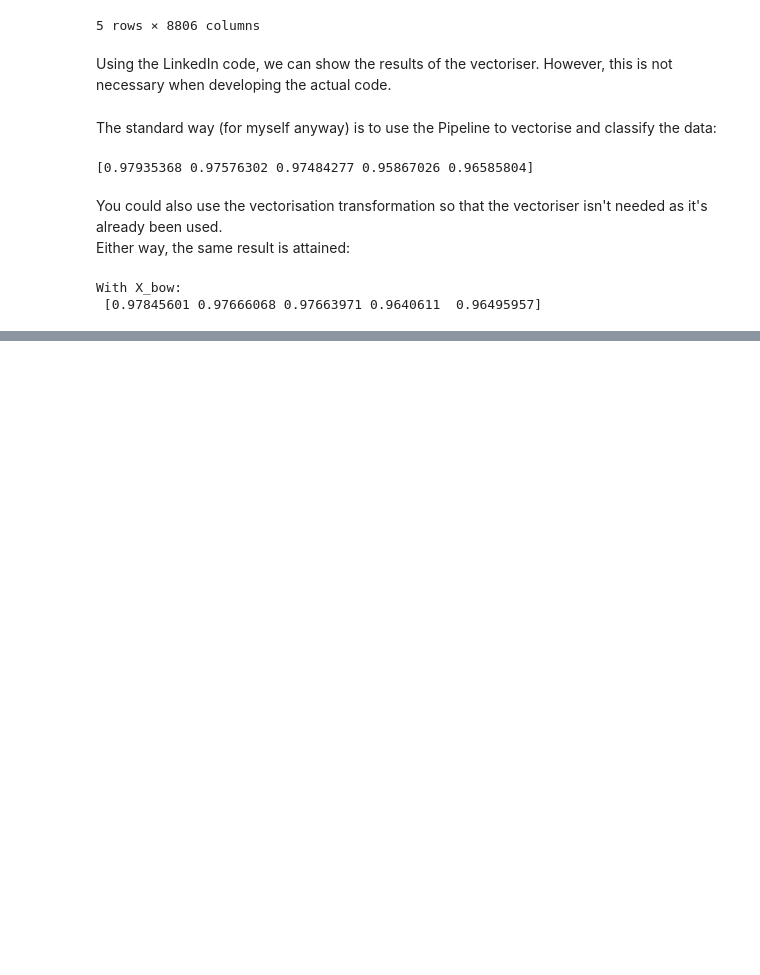
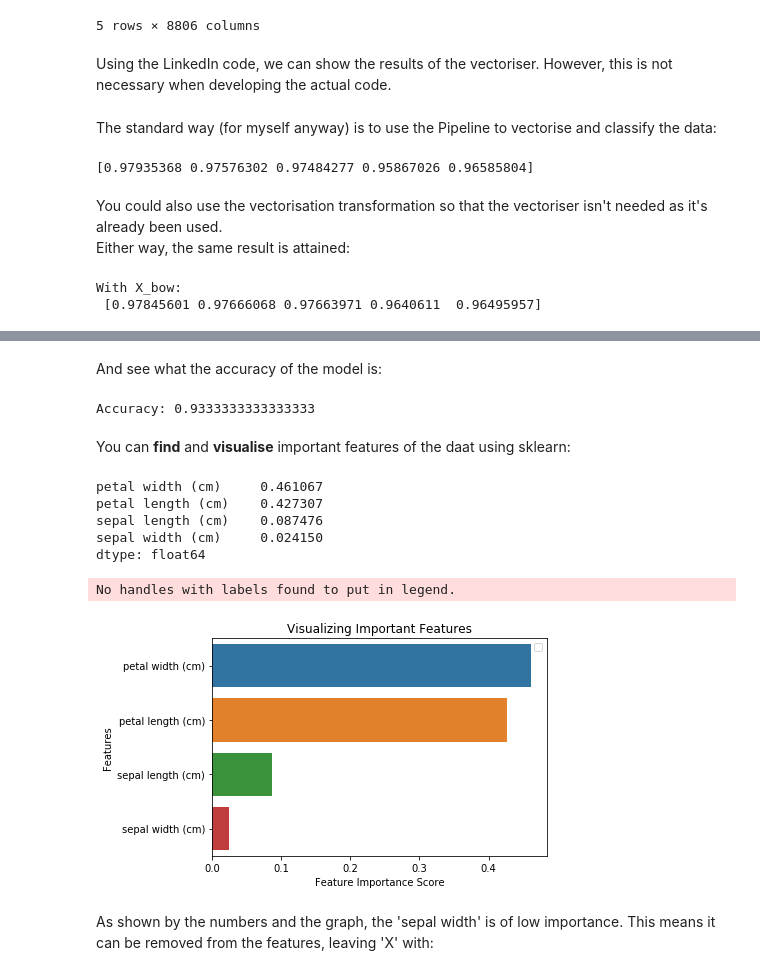
Before and after one commit to SoniaLei/nlp-web-scrapping, a Jupyter notebook: notebooks/05-random-forest/0002-Random-Forest.ipynb, the cells around one changed output, grey strips where cells are left out. Drawn from its saved outputs; the diff is of its cells as text; code cells hidden in the pictures; blank space fills up the shorter version.

Commit message:
Added Random Forest Models plus updated Random Forest doc

```diff
--- a/notebooks/05-random-forest/0002-Random-Forest.ipynb
+++ b/notebooks/05-random-forest/0002-Random-Forest.ipynb
@@ -496,0 +570,59 @@ With X_bow:
+# %%
+#Import Random Forest Model
+from sklearn.ensemble import RandomForestClassifier
+
+#Create a Gaussian Classifier
+clf=RandomForestClassifier(n_estimators=10, n_jobs=-1)
+
+#Train the model using the training sets y_pred=clf.predict(X_test)
+clf.fit(X_train,y_train)
+# %% [markdown]
+And see what the accuracy of the model is:
+# %%
+from sklearn import metrics
+
+y_pred=clf.predict(X_test)
+
+# Model Accuracy, how often is the classifier correct?
+print("Accuracy:",metrics.accuracy_score(y_test, y_pred))
+# %% [output]
+Accuracy: 0.9333333333333333
+# %% [markdown]
+You can **find** and **visualise** important features of the daat using sklearn:
+# %%
+from sklearn.ensemble import RandomForestClassifier
+import pandas as pd
+
+clf=RandomForestClassifier(n_estimators=100)
+
+clf.fit(X_train,y_train)
+
+feature_imp = pd.Series(clf.feature_importances_,index=iris.feature_names).sort_values(ascending=False)
+
+feature_imp
+# %% [output]
+petal width (cm)     0.461067
+petal length (cm)    0.427307
+sepal length (cm)    0.087476
+sepal width (cm)     0.024150
+dtype: float64
+# %%
+import matplotlib.pyplot as plt
+import seaborn as sns
+
+%matplotlib inline
+
+# Creating a bar plot
+sns.barplot(x=feature_imp, y=feature_imp.index)
+
+# Add labels to your graph
+plt.xlabel('Feature Importance Score')
+plt.ylabel('Features')
+plt.title("Visualizing Important Features")
+plt.legend()
+plt.show()
+# %% [output]
+No handles with labels found to put in legend.
+[figure, added]
+# %% [markdown]
+As shown by the numbers and the graph, the 'sepal width' is of low importance. This means it can be removed from the features, leaving 'X' with:
```
Also changed, not shown: parts of 18 cells of this notebook, 1 other file.
